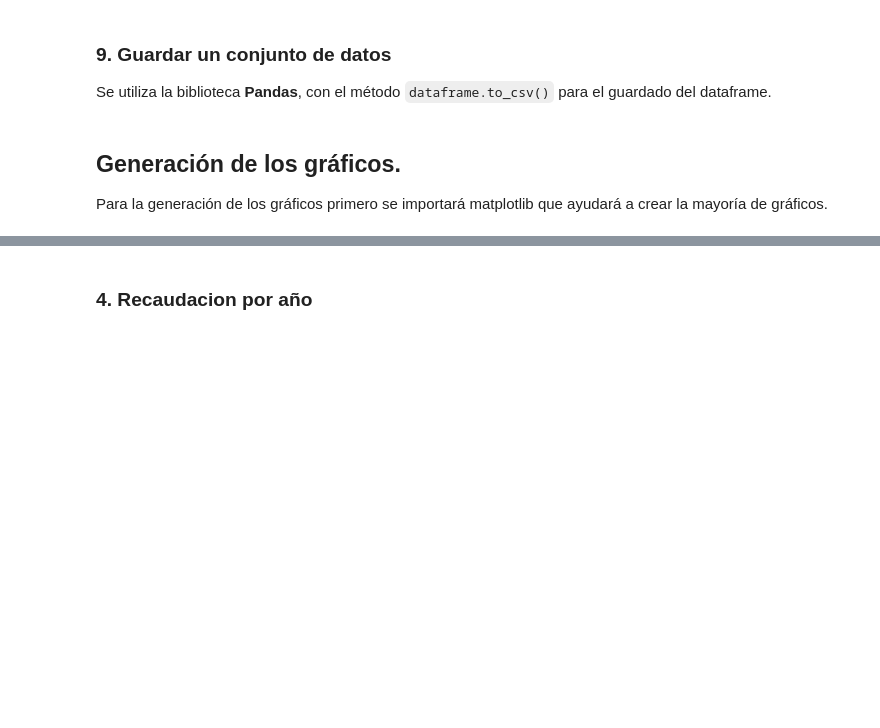
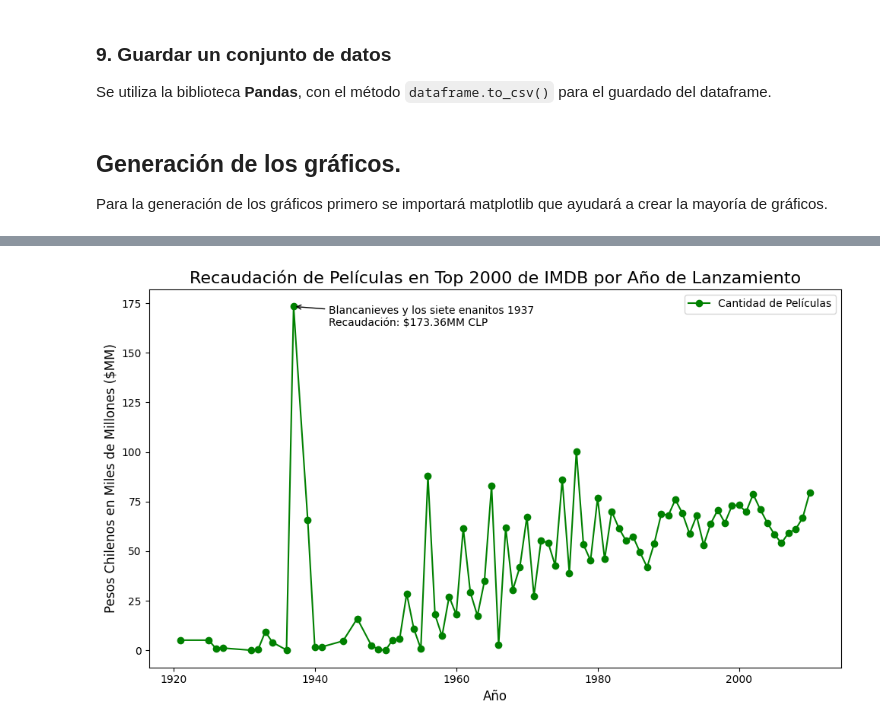
Before and after one commit to DiegoAraneda98/TCPD-Tarea-2, a Jupyter notebook: tarea2.ipynb, the cells around one changed output, grey strips where cells are left out. Cells and saved outputs as stored; diff of their text form; code cells hidden in the pictures; blank space fills up the shorter version.

```diff
--- a/tarea2.ipynb
+++ b/tarea2.ipynb
@@ -497,34 +570,35 @@ Gráfico de líneas que muestra la cantidad de películas en el top 2000 de IMDB
 # %%
-# Agrupar por año de lanzamiento y contar el número de películas en cada año
-grupo_por_año = df['Release Year'].value_counts().sort_index()
+# Agrupar por año de lanzamiento y calcular promedio de recaudación
+grupo_por_año = df.groupby("Release Year")["Gross(CLP$MM)"].mean()
+
 # Obtener el año con mas películas
 año_max = grupo_por_año.idxmax()
 
 # Crear el gráfico de líneas
 plt.figure(figsize=(10, 6))
 
 # Color
-color = "#e60049"
+color = "green"
 
 # Crear el gráfico de líneas
 grupo_por_año.plot(kind='line', color=color, marker='o')
 
 # Agregar título y etiquetas de ejes
-plt.title('Cantidad de Películas en Top 2000 de IMDB por Año de Lanzamiento', fontsize=16)
+plt.title('Recaudación de Películas en Top 2000 de IMDB por Año de Lanzamiento', fontsize=16)
 plt.xlabel('Año', fontsize=12)
-plt.ylabel('Cantidad de Películas', fontsize=12)
+plt.ylabel('Pesos Chilenos en Miles de Millones ($MM)', fontsize=12)
 
 # Añadir anotación
-plt.annotate('Año con más películas: {}'.format(año_max),
+plt.annotate('Blancanieves y los siete enanitos {}\nRecaudación: ${}MM CLP'.format(año_max,grupo_por_año.max()),
              xy=(año_max, grupo_por_año.max()),
-             xytext=(año_max-28, grupo_por_año.max()-10),
+             xytext=(año_max+5, grupo_por_año.max()-10),
              arrowprops=dict(facecolor='black', arrowstyle='->'))
 
 # Añadir leyenda
 plt.legend(['Cantidad de Películas'], loc='best', fontsize=10)
 
 # Mostrar gráfico
 plt.tight_layout()
 plt.show()
+# %% [output]
+[figure, added]
-# %% [markdown]
-### 4. Recaudacion por año
```
Also changed, not shown: parts of 23 cells of this notebook, 1 other file.
